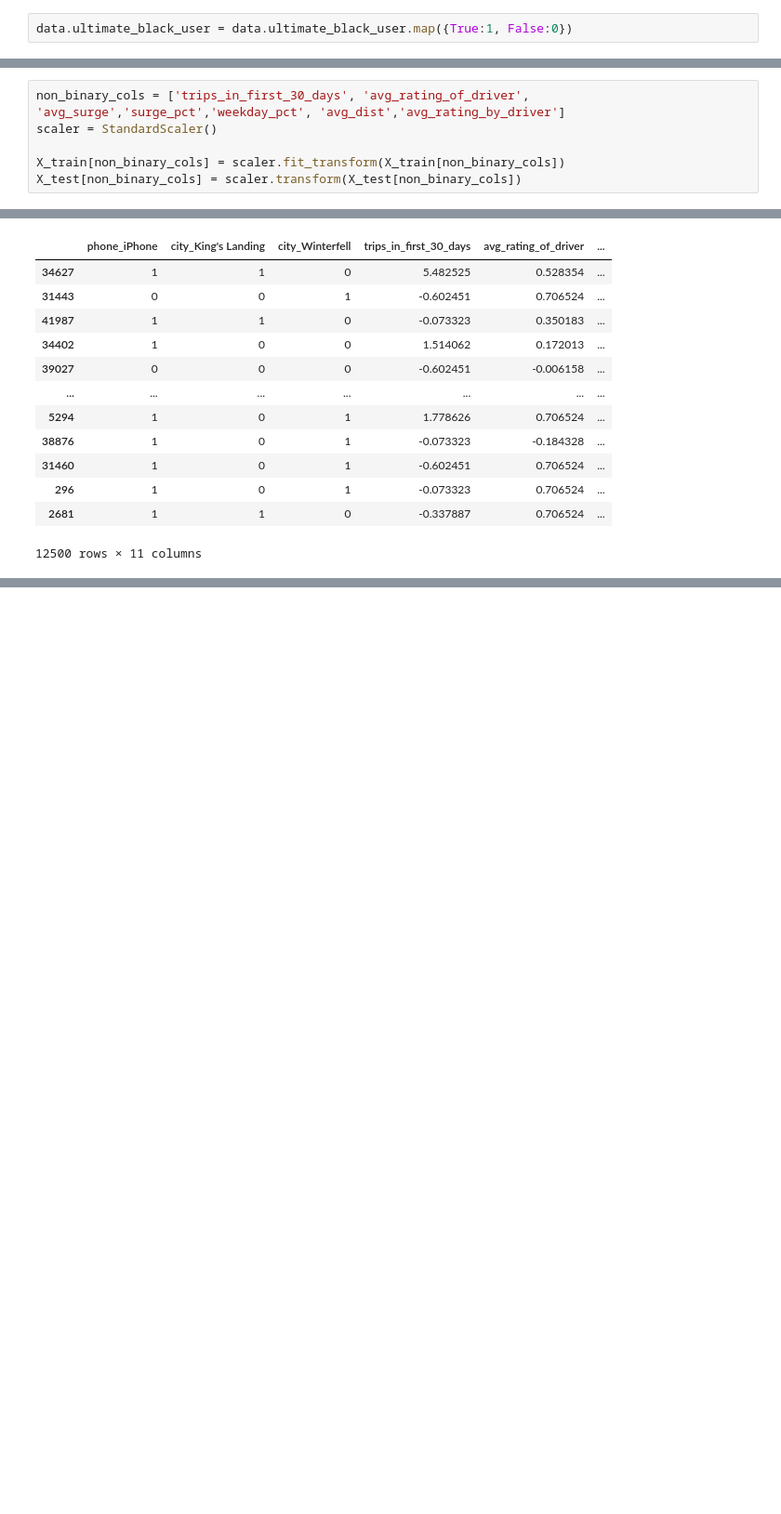
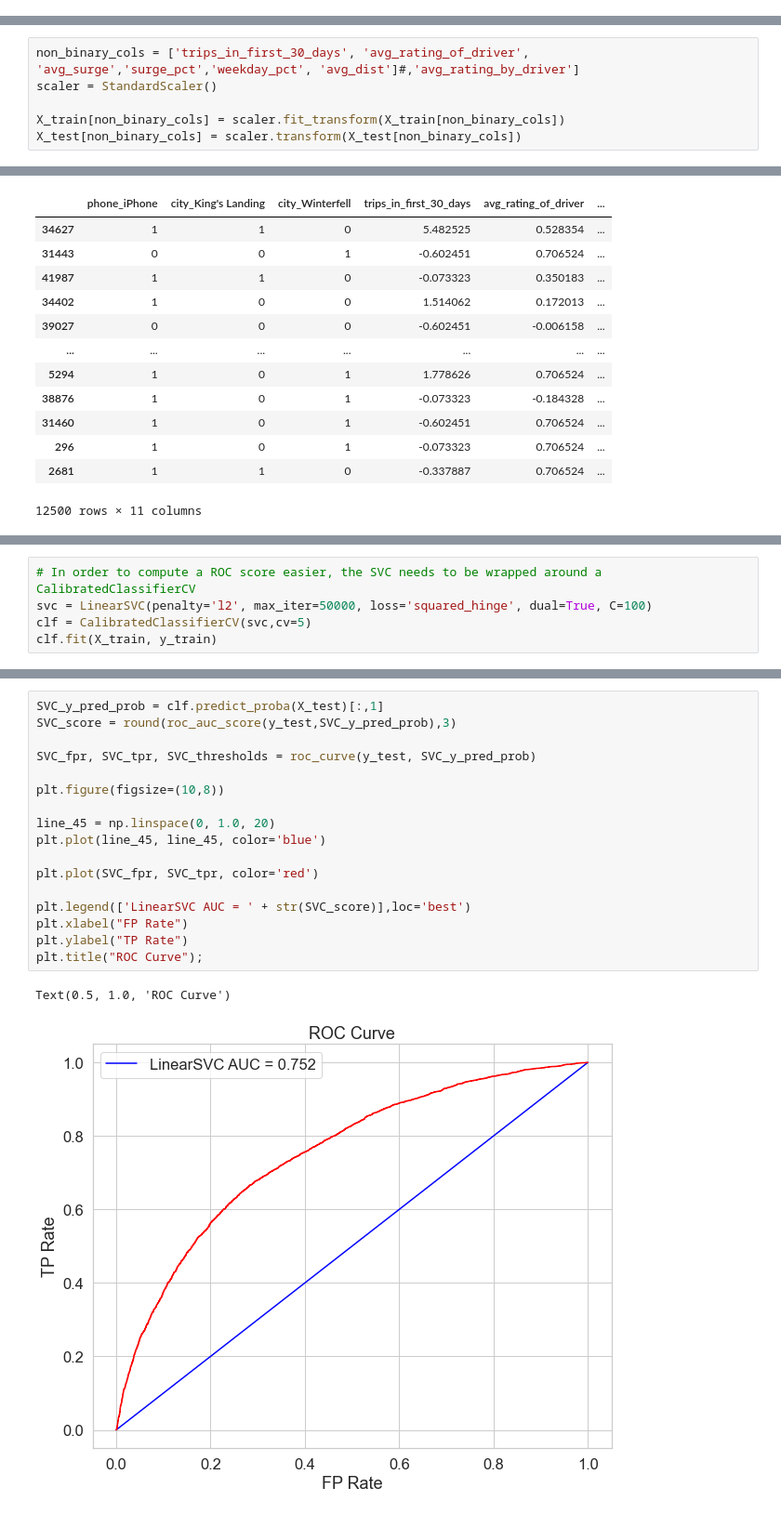
Before and after one commit to mf11y/Data_Sci_Projects, a Jupyter notebook: Take_Home_Challenge/Ultimate_Take_Home Part 3 - Predictive Modeling.ipynb, the cells around one changed output, grey strips where cells are left out. Shown at 93% size. Drawn from its saved outputs; the diff is of its cells as text; blank space fills up the shorter version.

Commit message:
Added ROC curves to both models

```diff
--- a/Take_Home_Challenge/Ultimate_Take_Home Part 3 - Predictive Modeling.ipynb
+++ b/Take_Home_Challenge/Ultimate_Take_Home Part 3 - Predictive Modeling.ipynb
@@ -107,4 +121,2 @@ data
 data.drop(columns=['signup_date', 'last_trip_date'], inplace = True)
-# %%
-data.ultimate_black_user = data.ultimate_black_user.map({True:1, False:0})
 # %%
@@ -137,7 +151,7 @@ y = data.active_6_mo
 
 X_train, X_test, y_train, y_test = train_test_split(X.copy(), y, train_size = .75, random_state=30)
 # %%
-non_binary_cols = ['trips_in_first_30_days', 'avg_rating_of_driver', 'avg_surge','surge_pct','weekday_pct', 'avg_dist','avg_rating_by_driver']
+non_binary_cols = ['trips_in_first_30_days', 'avg_rating_of_driver', 'avg_surge','surge_pct','weekday_pct', 'avg_dist']#,'avg_rating_by_driver']
 scaler = StandardScaler()
 
 X_train[non_binary_cols] = scaler.fit_transform(X_train[non_binary_cols])
@@ -232,0 +205,5 @@ plt.tight_layout()
+# %%
+# In order to compute a ROC score easier, the SVC needs to be wrapped around a CalibratedClassifierCV
+svc = LinearSVC(penalty='l2', max_iter=50000, loss='squared_hinge', dual=True, C=100)
+clf = CalibratedClassifierCV(svc,cv=5)
+clf.fit(X_train, y_train)
@@ -232,0 +228,20 @@ plt.tight_layout()
+# %%
+SVC_y_pred_prob = clf.predict_proba(X_test)[:,1]
+SVC_score = round(roc_auc_score(y_test,SVC_y_pred_prob),3)
+
+SVC_fpr, SVC_tpr, SVC_thresholds = roc_curve(y_test, SVC_y_pred_prob)
+
+plt.figure(figsize=(10,8))
+
+line_45 = np.linspace(0, 1.0, 20)
+plt.plot(line_45, line_45, color='blue')
+
+plt.plot(SVC_fpr, SVC_tpr, color='red')
+
+plt.legend(['LinearSVC AUC = ' + str(SVC_score)],loc='best')
+plt.xlabel("FP Rate")
+plt.ylabel("TP Rate")
+plt.title("ROC Curve");
+# %% [output]
+Text(0.5, 1.0, 'ROC Curve')
+[figure, added]
```
Also changed, not shown: parts of 27 cells of this notebook.
